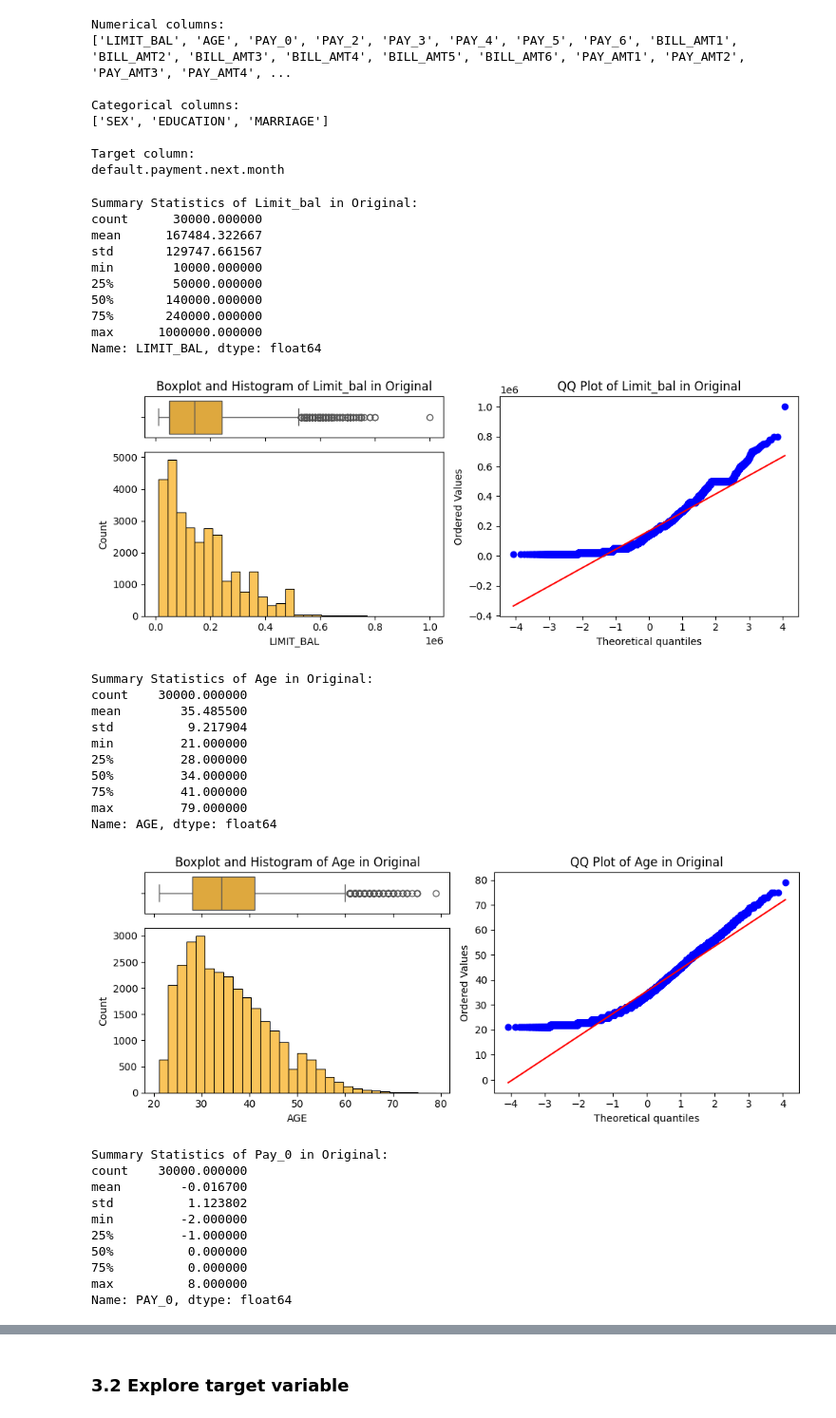
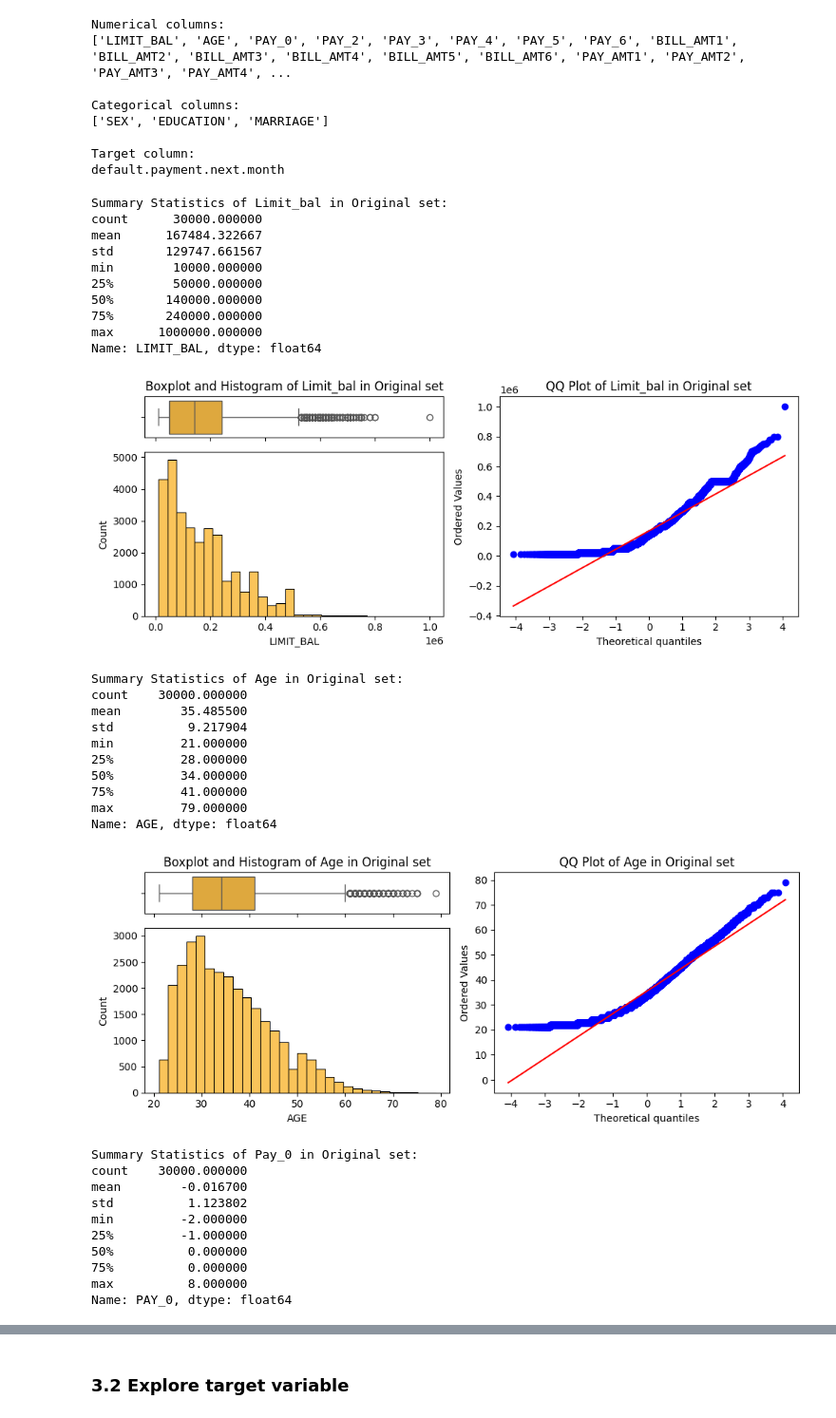
Before and after one commit to Nelkit/36103-AT2-data-analysis-project, a Jupyter notebook: 36103_AT2B_data_analysis_project.ipynb, the cells around one changed output, grey strips where cells are left out. Shown at 95% size. Cells and saved outputs as stored; diff of their text form; code cells hidden in the pictures.

```diff
--- a/36103_AT2B_data_analysis_project.ipynb
+++ b/36103_AT2B_data_analysis_project.ipynb
@@ -294,20 +321,20 @@ Target column:
 default.payment.next.month
 # %%
 for col in num_cols:
-  plotting_num_feature_distributions(original_df, col, dataset_name="Original")
+  plotting_num_feature_distributions(original_df, col, dataset_name="Original set")
 # %% [output]
-Summary Statistics of Limit_bal in Original:
+Summary Statistics of Limit_bal in Original set:
 count      30000.000000
 mean      167484.322667
 std       129747.661567
 min        10000.000000
 25%        50000.000000
 50%       140000.000000
 75%       240000.000000
 max      1000000.000000
 Name: LIMIT_BAL, dtype: float64
-[figure, old version]
+[figure, new version]
-Summary Statistics of Age in Original:
+Summary Statistics of Age in Original set:
 count    30000.000000
 mean        35.485500
 std          9.217904
@@ -317,8 +344,8 @@ min         21.000000
 75%         41.000000
 max         79.000000
 Name: AGE, dtype: float64
-[figure, old version]
+[figure, new version]
-Summary Statistics of Pay_0 in Original:
+Summary Statistics of Pay_0 in Original set:
 count    30000.000000
 mean        -0.016700
 std          1.123802
```
Also changed, not shown: parts of 6 cells of this notebook.
